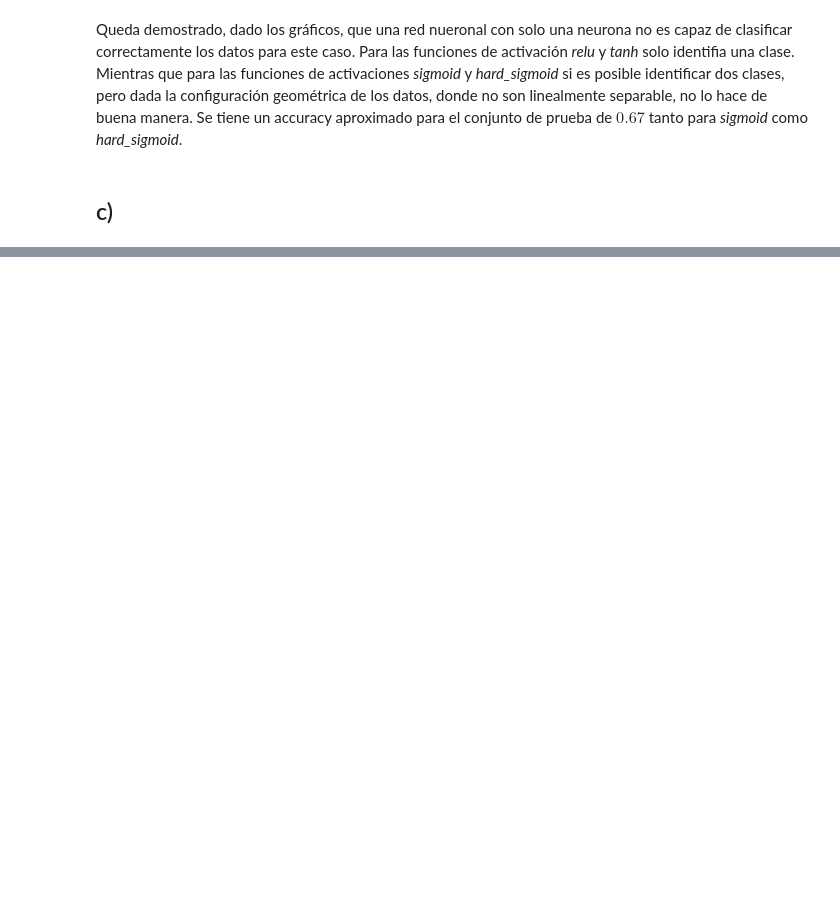
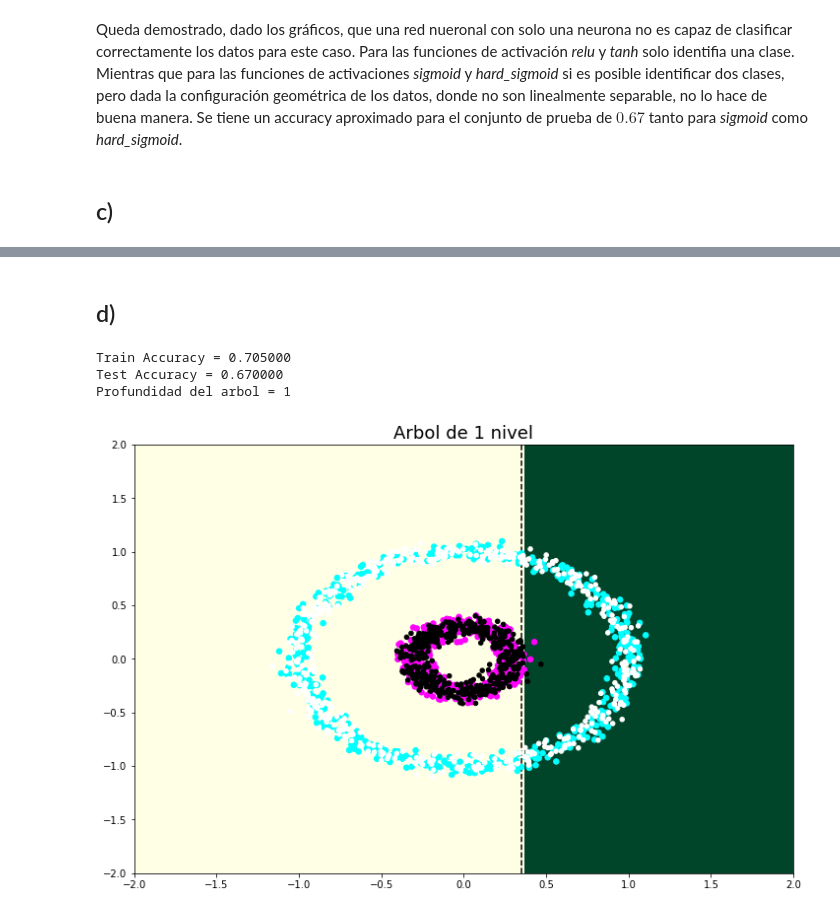
Before and after one commit to matiasarayac/tarea3-ML, a Jupyter notebook: Pregunta_1.ipynb, the cells around one changed output, grey strips where cells are left out. Cells and saved outputs as stored; diff of their text form; code cells hidden in the pictures; blank space fills up the shorter version.

```diff
--- a/Pregunta_1.ipynb
+++ b/Pregunta_1.ipynb
@@ -250,0 +254,19 @@ Accuracy de Test: 1.000000
+# %% [markdown]
+## d)
+# %%
+from sklearn.tree import DecisionTreeClassifier as Tree
+
+clf=Tree(criterion='gini',splitter='best',random_state=0,max_depth=1)
+clf.fit(X_train,Y_train)
+acc_test = clf.score(X_test,Y_test)
+acc_tr = clf.score(X_train,Y_train)
+print "Train Accuracy = %f"%acc_tr
+print "Test Accuracy = %f"%acc_test
+print "Profundidad del arbol = %d"%clf.tree_.max_depth
+
+plot_classifier(clf,X_train,Y_train,X_test,Y_test,'tree', 'Arbol de 1 nivel')
+# %% [output]
+Train Accuracy = 0.705000
+Test Accuracy = 0.670000
+Profundidad del arbol = 1
+[figure, added]
```
Also changed, not shown: parts of 16 cells of this notebook.
